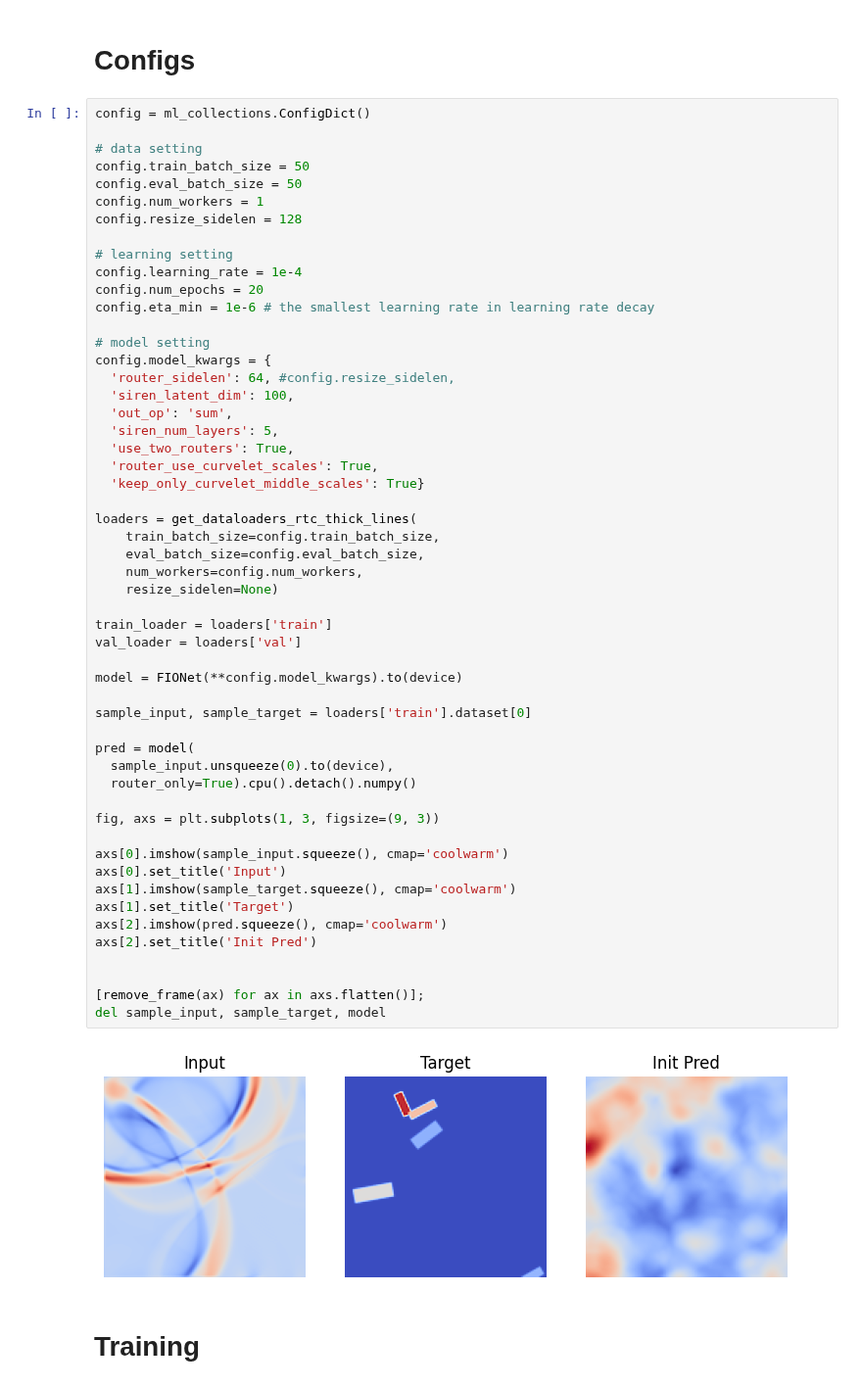
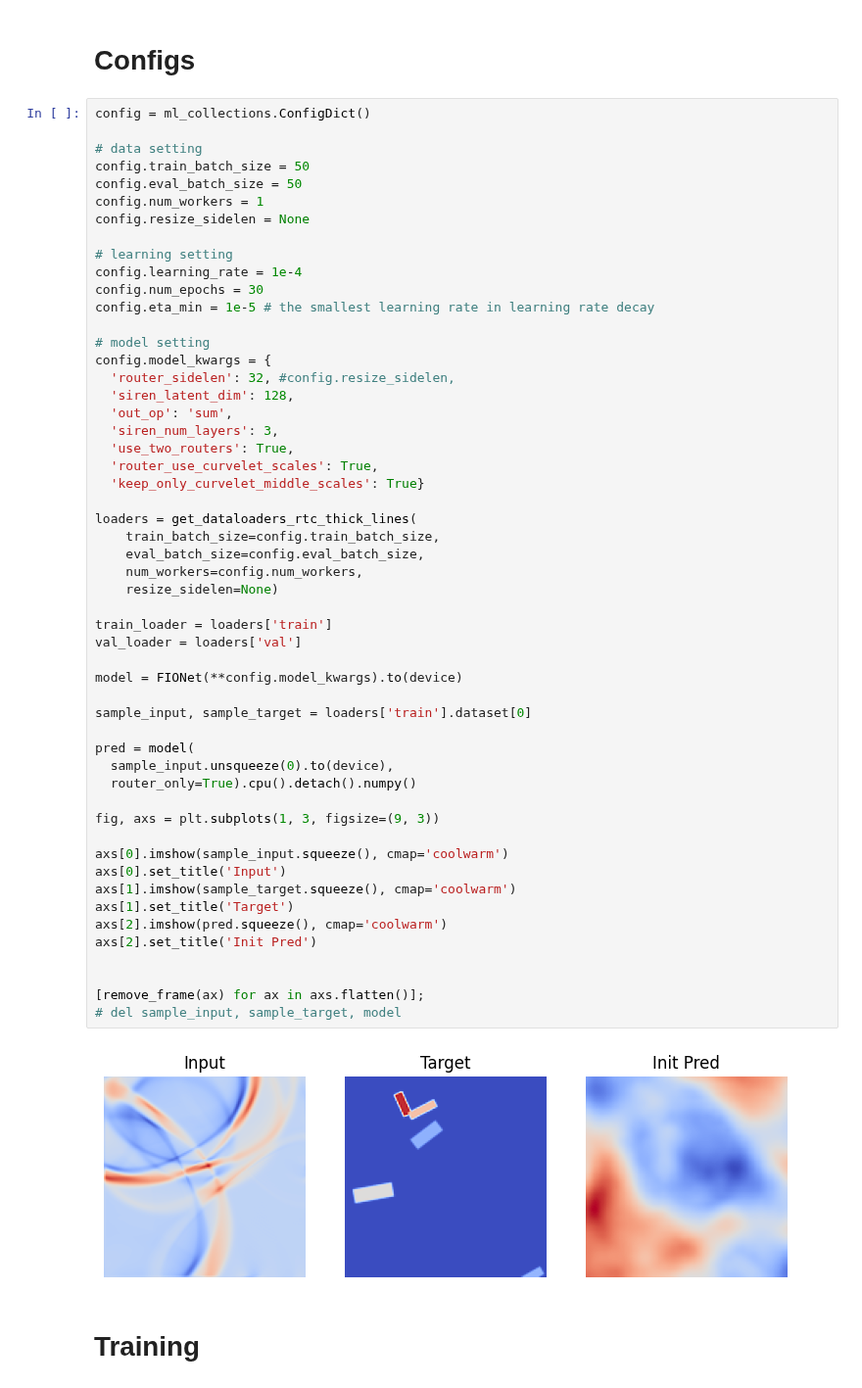
Before and after one commit to wavebench/wavebench, a Jupyter notebook: notebooks/demo-fionet/train-fionet-on-128x128-rtc-gaussian-lens.ipynb, the cells around one changed output. Shown at 98% size. Saved outputs shown, nothing was run; the diff lists cells and outputs as text.

Commit message:
make FIONet router resolution independent

```diff
--- a/notebooks/demo-fionet/train-fionet-on-128x128-rtc-gaussian-lens.ipynb
+++ b/notebooks/demo-fionet/train-fionet-on-128x128-rtc-gaussian-lens.ipynb
@@ -20,54 +20,54 @@ config = ml_collections.ConfigDict()
 config.train_batch_size = 50
 config.eval_batch_size = 50
 config.num_workers = 1
-config.resize_sidelen = 128
+config.resize_sidelen = None
 
 # learning setting
 config.learning_rate = 1e-4
-config.num_epochs = 20
-config.eta_min = 1e-6 # the smallest learning rate in learning rate decay
+config.num_epochs = 30
+config.eta_min = 1e-5 # the smallest learning rate in learning rate decay
 
 # model setting
 config.model_kwargs = {
-  'router_sidelen': 64, #config.resize_sidelen,
-  'siren_latent_dim': 100,
+  'router_sidelen': 32, #config.resize_sidelen,
+  'siren_latent_dim': 128,
   'out_op': 'sum',
-  'siren_num_layers': 5,
+  'siren_num_layers': 3,
   'use_two_routers': True,
   'router_use_curvelet_scales': True,
   'keep_only_curvelet_middle_scales': True}
 
 loaders = get_dataloaders_rtc_thick_lines(
     train_batch_size=config.train_batch_size,
     eval_batch_size=config.eval_batch_size,
     num_workers=config.num_workers,
     resize_sidelen=None)
 
 train_loader = loaders['train']
 val_loader = loaders['val']
 
 model = FIONet(**config.model_kwargs).to(device)
 
 sample_input, sample_target = loaders['train'].dataset[0]
 
 pred = model(
   sample_input.unsqueeze(0).to(device),
   router_only=True).cpu().detach().numpy()
 
 fig, axs = plt.subplots(1, 3, figsize=(9, 3))
 
 axs[0].imshow(sample_input.squeeze(), cmap='coolwarm')
 axs[0].set_title('Input')
 axs[1].imshow(sample_target.squeeze(), cmap='coolwarm')
 axs[1].set_title('Target')
 axs[2].imshow(pred.squeeze(), cmap='coolwarm')
 axs[2].set_title('Init Pred')
 
 
 [remove_frame(ax) for ax in axs.flatten()];
-del sample_input, sample_target, model
+# del sample_input, sample_target, model
 # %% [output]
-[figure, old version]
+[figure, new version]
 # %% [markdown]
 # Training
 # %%
```
Also changed, not shown: parts of 6 cells of this notebook, 7 other files.
